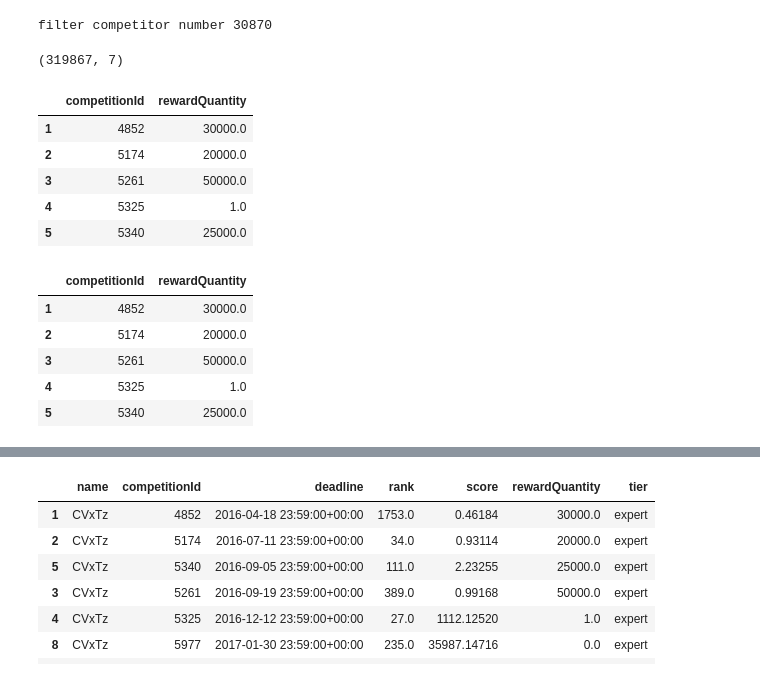
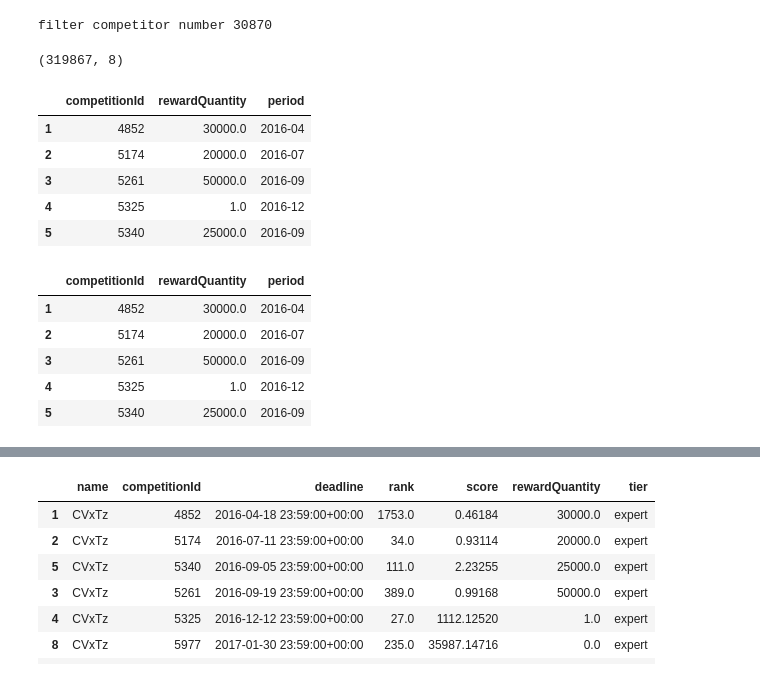
Before and after one commit to noaRricky/seq-rmd-crowdsourcing, a Jupyter notebook: notebooks/dataset/kaggle.ipynb, the cells around one changed output, grey strips where cells are left out. Cells and saved outputs as stored; diff of their text form; code cells hidden in the pictures.

```diff
--- a/notebooks/dataset/kaggle.ipynb
+++ b/notebooks/dataset/kaggle.ipynb
@@ -374,0 +383,3 @@ item_df.head()
+# %%
+item_df['period'] = item_df['deadline'].str[:7]
+item_df.head()
@@ -375,5 +393,4 @@ item_df.head()
 # %%
-item_df['deadline'] = pd.to_datetime(item_df['deadline'],
-                                     infer_datetime_format=True)
+item_df['deadline'] = pd.to_datetime(item_df['deadline'])
 item_df.dtypes
 # %% [output]
@@ -460,25 +481,25 @@ filter competitor number 30870
 item_df = item_df[item_df['name'].isin(name_counts.index)]
 item_df.shape
 # %% [output]
-(319867, 7)
+(319867, 8)
 # %%
-comp_cols = ['competitionId', 'rewardQuantity']
+comp_cols = ['competitionId', 'rewardQuantity', 'period']
 comp_df = item_df[comp_cols]
 comp_df.head()
 # %% [output]
-|  | competitionId | rewardQuantity |
-| 1 | 4852 | 30000.0 |
-| 2 | 5174 | 20000.0 |
-| 3 | 5261 | 50000.0 |
-| 4 | 5325 | 1.0 |
-| 5 | 5340 | 25000.0 |
+|  | competitionId | rewardQuantity | period |
+| 1 | 4852 | 30000.0 | 2016-04 |
+| 2 | 5174 | 20000.0 | 2016-07 |
+| 3 | 5261 | 50000.0 | 2016-09 |
+| 4 | 5325 | 1.0 | 2016-12 |
+| 5 | 5340 | 25000.0 | 2016-09 |
 # %%
 comp_df = comp_df.drop_duplicates(subset=['competitionId'], keep='first')
 comp_df.head()
 # %% [output]
-|  | competitionId | rewardQuantity |
-| 1 | 4852 | 30000.0 |
-| 2 | 5174 | 20000.0 |
-| 3 | 5261 | 50000.0 |
-| 4 | 5325 | 1.0 |
-| 5 | 5340 | 25000.0 |
+|  | competitionId | rewardQuantity | period |
+| 1 | 4852 | 30000.0 | 2016-04 |
+| 2 | 5174 | 20000.0 | 2016-07 |
+| 3 | 5261 | 50000.0 | 2016-09 |
+| 4 | 5325 | 1.0 | 2016-12 |
+| 5 | 5340 | 25000.0 | 2016-09 |
```
Also changed, not shown: parts of 16 cells of this notebook, 2 other files.
